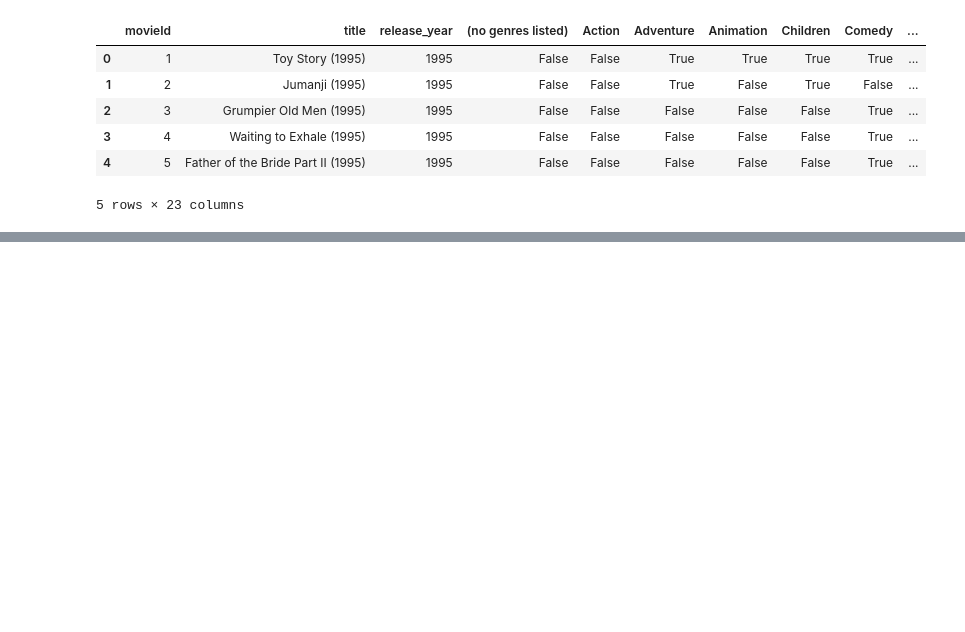
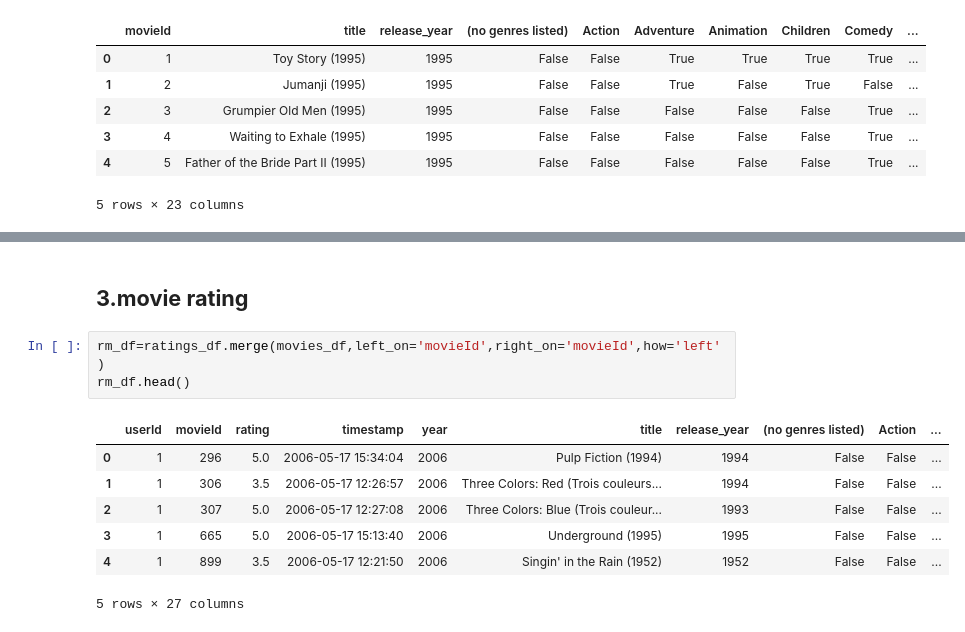
Before and after one commit to yanru-jasmine/Movie_Recommendation_System, a Jupyter notebook: Notebook.ipynb, the cells around one changed output, grey strips where cells are left out. Saved outputs shown, nothing was run; the diff lists cells and outputs as text; blank space fills up the shorter version.

```diff
--- a/Notebook.ipynb
+++ b/Notebook.ipynb
@@ -368,0 +415,13 @@ movies_df.head()
+# %% [markdown]
+## **3.movie rating**
+# %%
+rm_df=ratings_df.merge(movies_df,left_on='movieId',right_on='movieId',how='left')
+rm_df.head()
+# %% [output]
+|  | userId | movieId | rating | timestamp | year | title | release_year | (no genres listed) | Action | ... |
+| 0 | 1 | 296 | 5.0 | 2006-05-17 15:34:04 | 2006 | Pulp Fiction (1994) | 1994 | False | False | ... |
+| 1 | 1 | 306 | 3.5 | 2006-05-17 12:26:57 | 2006 | Three Colors: Red (Trois couleurs... | 1994 | False | False | ... |
+| 2 | 1 | 307 | 5.0 | 2006-05-17 12:27:08 | 2006 | Three Colors: Blue (Trois couleur... | 1993 | False | False | ... |
+| 3 | 1 | 665 | 5.0 | 2006-05-17 15:13:40 | 2006 | Underground (1995) | 1995 | False | False | ... |
+| 4 | 1 | 899 | 3.5 | 2006-05-17 12:21:50 | 2006 | Singin' in the Rain (1952) | 1952 | False | False | ... |
+5 rows × 27 columns
```
Also changed, not shown: parts of 12 cells of this notebook.
